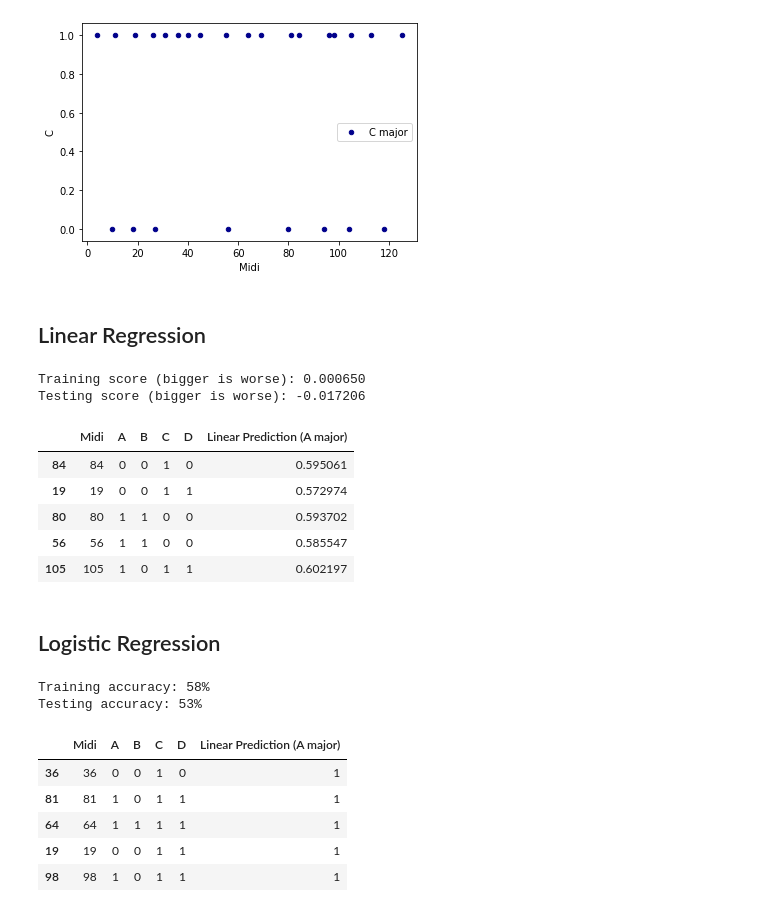
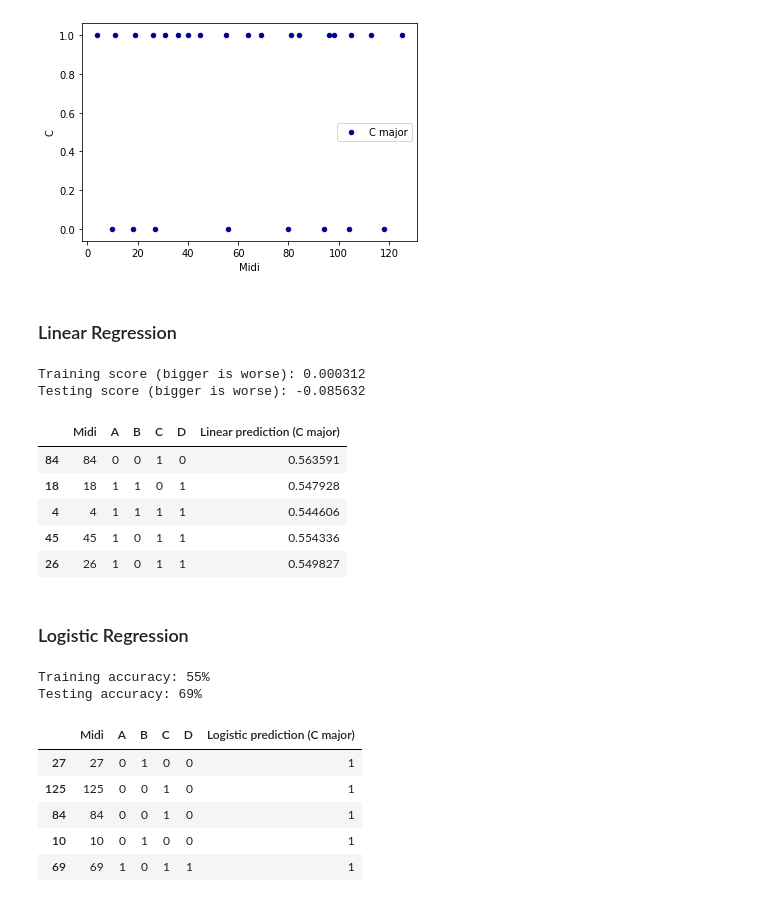
Before and after one commit to ctford/old-town-code, a Jupyter notebook: old-town-code.ipynb, the cells around one changed output. Drawn from its saved outputs; the diff is of its cells as text; code cells hidden in the pictures.

```diff
--- a/old-town-code.ipynb
+++ b/old-town-code.ipynb
@@ -30,36 +32,36 @@ Test set size: 26
 <matplotlib.axes._subplots.AxesSubplot at 0x...>
 [figure]
 # %% [markdown]
-## Linear Regression
+### Linear Regression
 # %%
 x_train = train.filter(items=["Midi"])
-y_train = train.filter(items=["A"])
+y_train = train.filter(items=["C"])
 
 linear = sklearn.linear_model.LinearRegression()
 linear.fit(x_train, y_train)
 
 x_test = test.filter(items=["Midi"])
-y_test = test.filter(items=["A"])
+y_test = test.filter(items=["C"])
 
 print("Training score (bigger is worse): %f" % linear.score(x_train, y_train))
 print("Testing score (bigger is worse): %f" % linear.score(x_test, y_test))
 
 output = test.copy()
-output["Linear Prediction (A major)"] = linear.predict(x_test)
+output["Linear prediction (C major)"] = linear.predict(x_test)
 output.sample(n=5)
 # %% [output]
-Training score (bigger is worse): 0.000650
-Testing score (bigger is worse): -0.017206
+Training score (bigger is worse): 0.000312
+Testing score (bigger is worse): -0.085632
-|  | Midi | A | B | C | D | Linear Prediction (A major) |
-| 84 | 84 | 0 | 0 | 1 | 0 | 0.595061 |
-| 19 | 19 | 0 | 0 | 1 | 1 | 0.572974 |
-| 80 | 80 | 1 | 1 | 0 | 0 | 0.593702 |
-| 56 | 56 | 1 | 1 | 0 | 0 | 0.585547 |
-| 105 | 105 | 1 | 0 | 1 | 1 | 0.602197 |
+|  | Midi | A | B | C | D | Linear prediction (C major) |
+| 84 | 84 | 0 | 0 | 1 | 0 | 0.563591 |
+| 18 | 18 | 1 | 1 | 0 | 1 | 0.547928 |
+| 4 | 4 | 1 | 1 | 1 | 1 | 0.544606 |
+| 45 | 45 | 1 | 0 | 1 | 1 | 0.554336 |
+| 26 | 26 | 1 | 0 | 1 | 1 | 0.549827 |
 # %% [markdown]
-## Logistic Regression
+### Logistic Regression
 # %%
-logistic = sklearn.linear_model.LogisticRegression(solver = 'lbfgs', multi_class = 'ovr')
+logistic = sklearn.linear_model.LogisticRegression(solver = 'lbfgs')
 logistic.fit(x_train, y_train.values.ravel())
 
 y_train_predicted = logistic.predict(x_train)
@@ -69,14 +71,14 @@ y_test_predicted = logistic.predict(x_test)
 print("Testing accuracy: %i%%" % (100 * logistic.score(x_test, y_test)))
 
 output = test.copy()
-output["Linear Prediction (A major)"] = logistic.predict(x_test)
+output["Logistic prediction (C major)"] = logistic.predict(x_test)
 output.sample(n=5)
 # %% [output]
-Training accuracy: 58%
-Testing accuracy: 53%
+Training accuracy: 55%
+Testing accuracy: 69%
-|  | Midi | A | B | C | D | Linear Prediction (A major) |
-| 36 | 36 | 0 | 0 | 1 | 0 | 1 |
-| 81 | 81 | 1 | 0 | 1 | 1 | 1 |
-| 64 | 64 | 1 | 1 | 1 | 1 | 1 |
-| 19 | 19 | 0 | 0 | 1 | 1 | 1 |
-| 98 | 98 | 1 | 0 | 1 | 1 | 1 |
+|  | Midi | A | B | C | D | Logistic prediction (C major) |
+| 27 | 27 | 0 | 1 | 0 | 0 | 1 |
+| 125 | 125 | 0 | 0 | 1 | 0 | 1 |
+| 84 | 84 | 0 | 0 | 1 | 0 | 1 |
+| 10 | 10 | 0 | 1 | 0 | 0 | 1 |
+| 69 | 69 | 1 | 0 | 1 | 1 | 1 |
```
Also changed, not shown: parts of 11 cells of this notebook.
